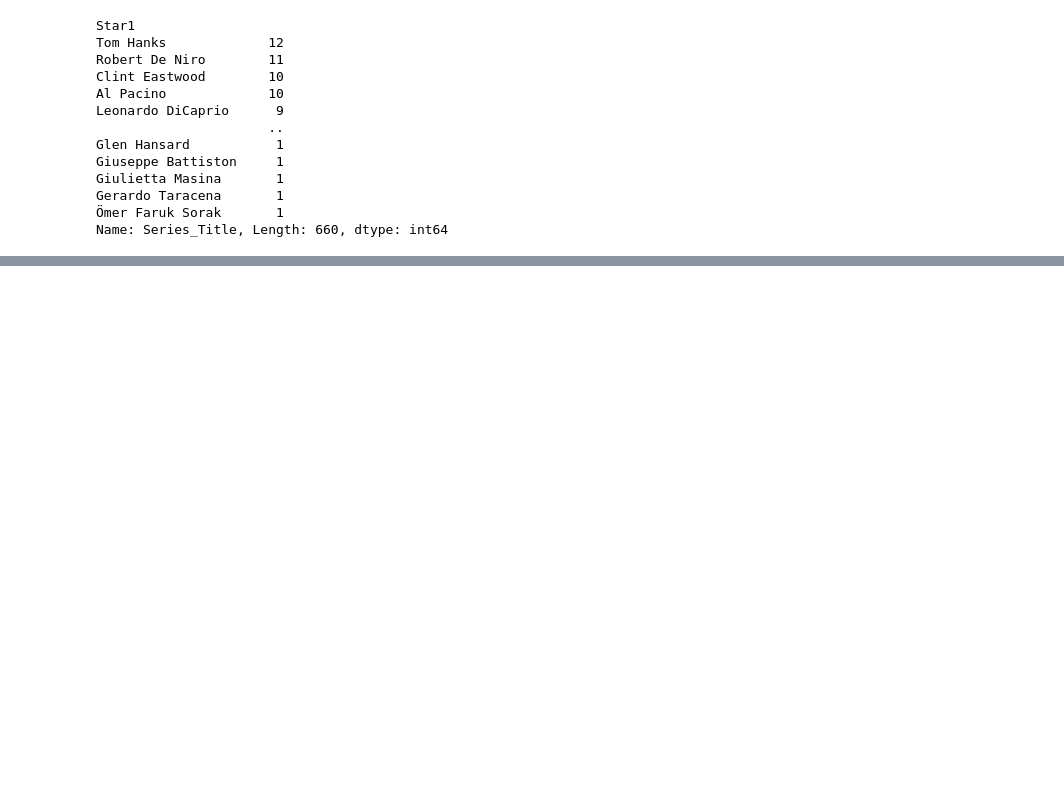
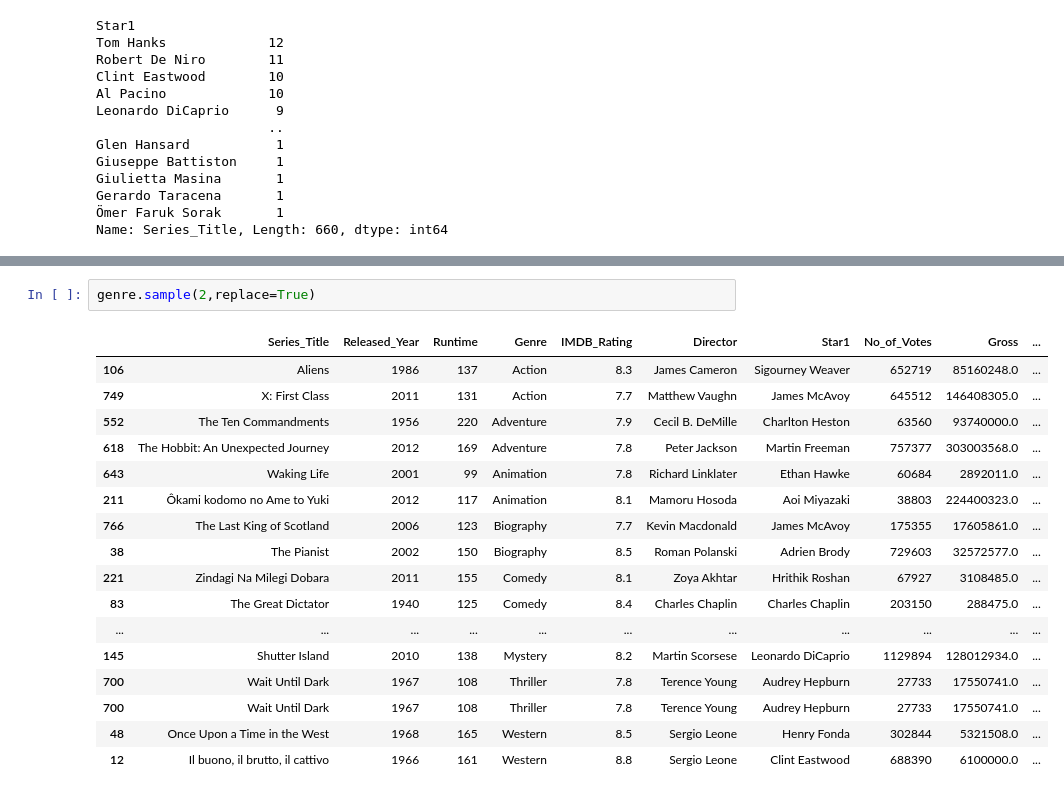
Before and after one commit to karthikaedumbaka/MachineLearning, a Jupyter notebook: advance pandas/Untitled.ipynb, the cells around one changed output, grey strips where cells are left out. Saved outputs shown, nothing was run; the diff lists cells and outputs as text; blank space fills up the shorter version.

```diff
--- a/advance pandas/Untitled.ipynb
+++ b/advance pandas/Untitled.ipynb
@@ -82,0 +245,20 @@ Name: Series_Title, Length: 660, dtype: int64
+# %%
+genre.sample(2,replace=True)
+# %% [output]
+|  | Series_Title | Released_Year | Runtime | Genre | IMDB_Rating | Director | Star1 | No_of_Votes | Gross | ... |
+| 106 | Aliens | 1986 | 137 | Action | 8.3 | James Cameron | Sigourney Weaver | 652719 | 85160248.0 | ... |
+| 749 | X: First Class | 2011 | 131 | Action | 7.7 | Matthew Vaughn | James McAvoy | 645512 | 146408305.0 | ... |
+| 552 | The Ten Commandments | 1956 | 220 | Adventure | 7.9 | Cecil B. DeMille | Charlton Heston | 63560 | 93740000.0 | ... |
+| 618 | The Hobbit: An Unexpected Journey | 2012 | 169 | Adventure | 7.8 | Peter Jackson | Martin Freeman | 757377 | 303003568.0 | ... |
+| 643 | Waking Life | 2001 | 99 | Animation | 7.8 | Richard Linklater | Ethan Hawke | 60684 | 2892011.0 | ... |
+| 211 | Ôkami kodomo no Ame to Yuki | 2012 | 117 | Animation | 8.1 | Mamoru Hosoda | Aoi Miyazaki | 38803 | 224400323.0 | ... |
+| 766 | The Last King of Scotland | 2006 | 123 | Biography | 7.7 | Kevin Macdonald | James McAvoy | 175355 | 17605861.0 | ... |
+| 38 | The Pianist | 2002 | 150 | Biography | 8.5 | Roman Polanski | Adrien Brody | 729603 | 32572577.0 | ... |
+| 221 | Zindagi Na Milegi Dobara | 2011 | 155 | Comedy | 8.1 | Zoya Akhtar | Hrithik Roshan | 67927 | 3108485.0 | ... |
+| 83 | The Great Dictator | 1940 | 125 | Comedy | 8.4 | Charles Chaplin | Charles Chaplin | 203150 | 288475.0 | ... |
+| ... | ... | ... | ... | ... | ... | ... | ... | ... | ... | ... |
+| 145 | Shutter Island | 2010 | 138 | Mystery | 8.2 | Martin Scorsese | Leonardo DiCaprio | 1129894 | 128012934.0 | ... |
+| 700 | Wait Until Dark | 1967 | 108 | Thriller | 7.8 | Terence Young | Audrey Hepburn | 27733 | 17550741.0 | ... |
+| 700 | Wait Until Dark | 1967 | 108 | Thriller | 7.8 | Terence Young | Audrey Hepburn | 27733 | 17550741.0 | ... |
+| 48 | Once Upon a Time in the West | 1968 | 165 | Western | 8.5 | Sergio Leone | Henry Fonda | 302844 | 5321508.0 | ... |
+| 12 | Il buono, il brutto, il cattivo | 1966 | 161 | Western | 8.8 | Sergio Leone | Clint Eastwood | 688390 | 6100000.0 | ... |
```
Also changed, not shown: parts of 37 cells of this notebook.
